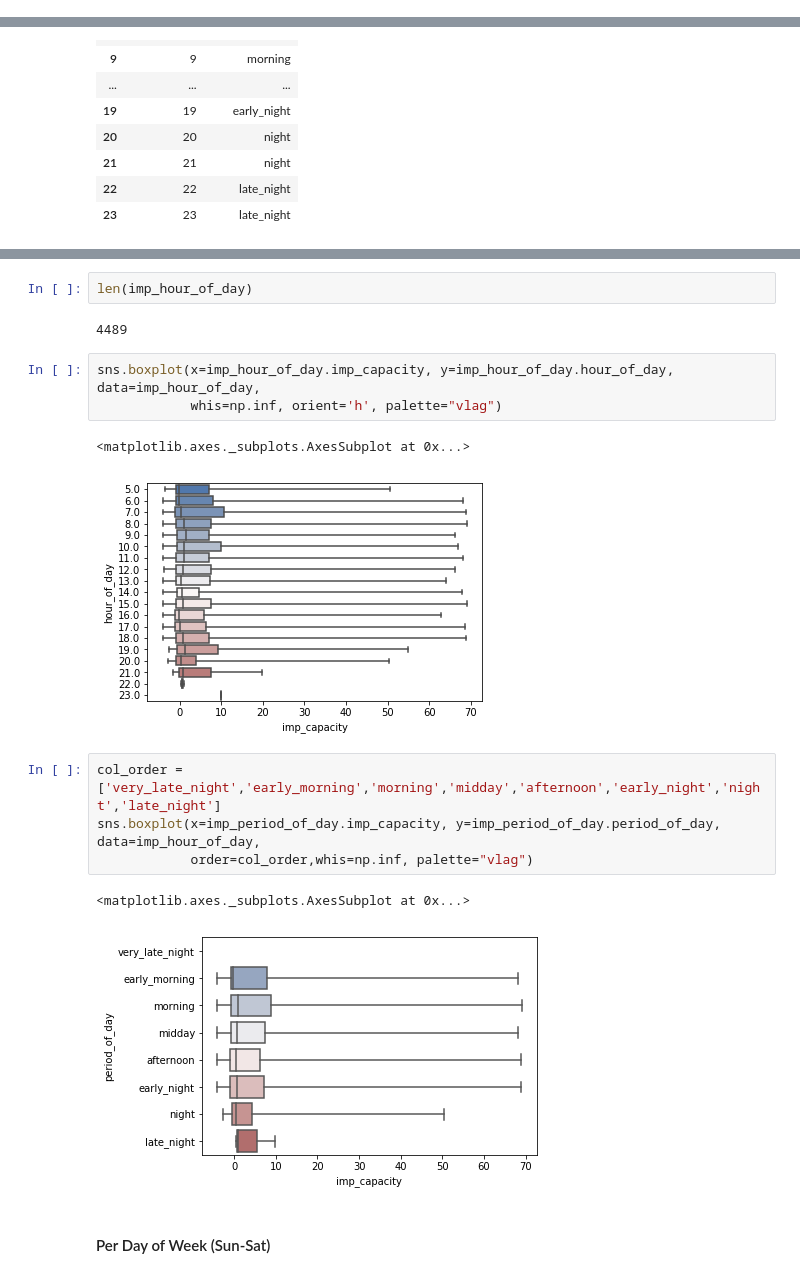
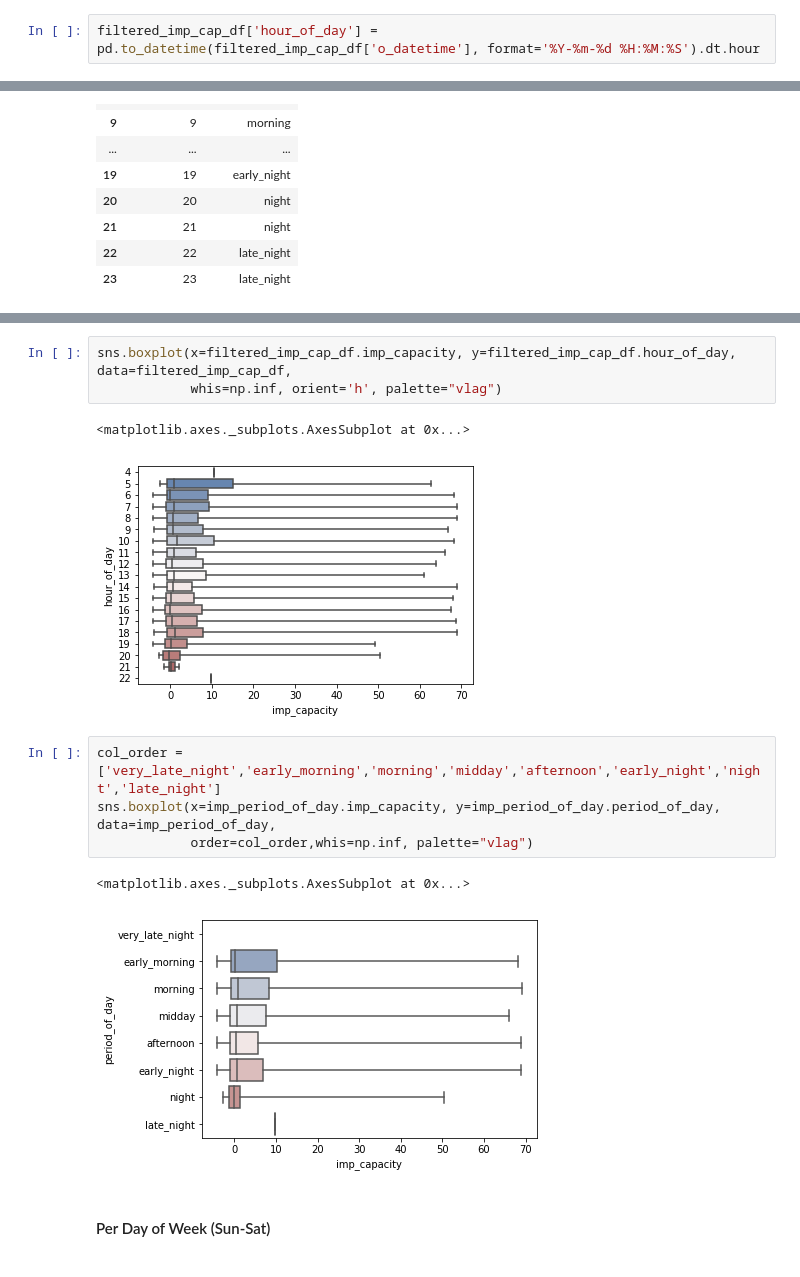
Before and after one commit to tarcisobraz/trips-optimality-exp, a Jupyter notebook: trip-decision-improvement-capacity-analysis.ipynb, the cells around one changed output, grey strips where cells are left out. Drawn from its saved outputs; the diff is of its cells as text.

Commit message:
Analyzing improvement capacity per hour/period of day from executed trips.

```diff
--- a/trip-decision-improvement-capacity-analysis.ipynb
+++ b/trip-decision-improvement-capacity-analysis.ipynb
@@ -154,0 +191,2 @@ simple_trips_itineraries = trips_itineraries.groupby(['date', 'user_trip_id', 'i
+# %%
+filtered_imp_cap_df['hour_of_day'] = pd.to_datetime(filtered_imp_cap_df['o_datetime'], format='%Y-%m-%d %H:%M:%S').dt.hour
@@ -235,20 +244,16 @@ itineraries_with_no_hour_of_day
-# %%
-len(imp_hour_of_day)
-# %% [output]
-4489
 # %%
-sns.boxplot(x=imp_hour_of_day.imp_capacity, y=imp_hour_of_day.hour_of_day, data=imp_hour_of_day,
+sns.boxplot(x=filtered_imp_cap_df.imp_capacity, y=filtered_imp_cap_df.hour_of_day, data=filtered_imp_cap_df,
             whis=np.inf, orient='h', palette="vlag")
 # %% [output]
 <matplotlib.axes._subplots.AxesSubplot at 0x...>
-[figure, old version]
+[figure, new version]
 # %%
 col_order = ['very_late_night','early_morning','morning','midday','afternoon','early_night','night','late_night']
-sns.boxplot(x=imp_period_of_day.imp_capacity, y=imp_period_of_day.period_of_day, data=imp_hour_of_day,
+sns.boxplot(x=imp_period_of_day.imp_capacity, y=imp_period_of_day.period_of_day, data=imp_period_of_day,
             order=col_order,whis=np.inf, palette="vlag")
 # %% [output]
 <matplotlib.axes._subplots.AxesSubplot at 0x...>
-[figure, old version]
+[figure, new version]
 # %% [markdown]
 #### Per Day of Week (Sun-Sat)
 # %% [markdown]
```
Also changed, not shown: parts of 41 cells of this notebook.
